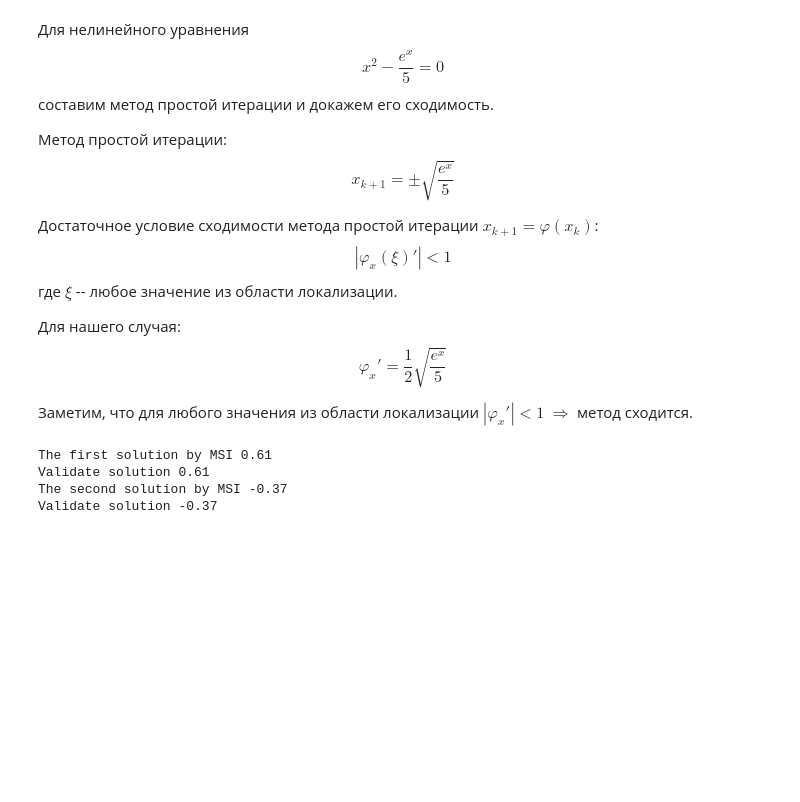
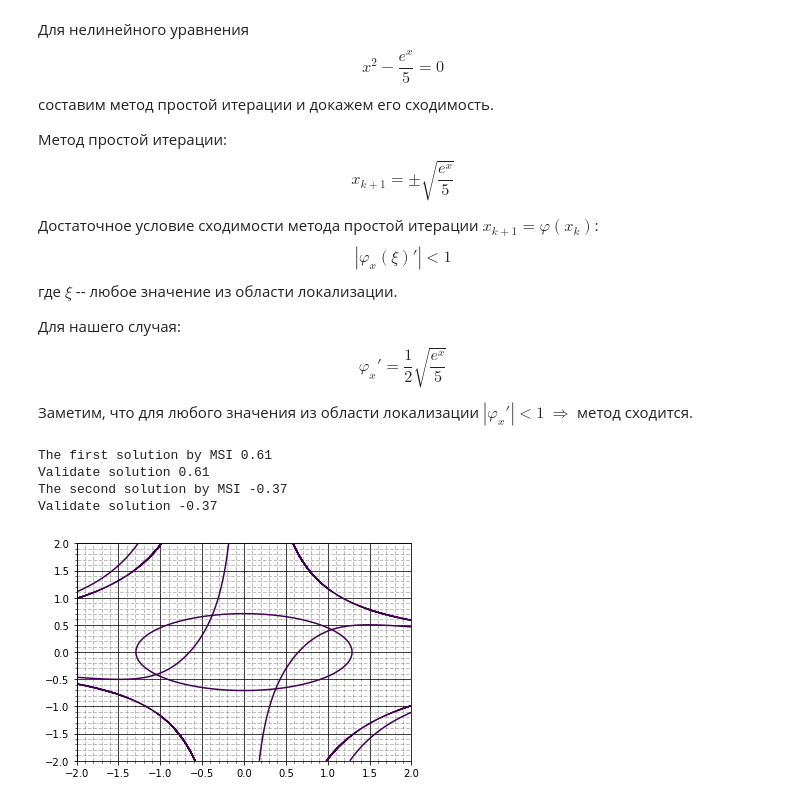
Before and after one commit to pavel-collab/comp-math, a Jupyter notebook: lab03/lab02.ipynb, the cells around one changed output. Cells and saved outputs as stored; diff of their text form; code cells hidden in the pictures; blank space fills up the shorter version.

```diff
--- a/lab03/lab02.ipynb
+++ b/lab03/lab02.ipynb
@@ -66,3 +66,20 @@ The first solution by MSI 0.61
 Validate solution 0.61
 The second solution by MSI -0.37
 Validate solution -0.37
+# %%
+F = {}
+F['f1'] = lambda x, y : np.tan(x*y + 0.4) - x**2
+F['f2'] = lambda x, y : 0.6 * x**2 + 2 * y**2 - 1
+# %%
+xrange = np.linspace(-2, 2, 10000)
+yrange = np.linspace(-2, 2, 10000)
+X, Y = np.meshgrid(xrange, yrange)
+f1 = F['f1'](X,Y)
+f2 = F['f2'](X, Y)
+plt.contour(X, Y, f1, [0])
+plt.contour(X, Y, f2, [0])
+plt.minorticks_on()
+plt.grid(which = 'major', color = 'black', linewidth = 1, linestyle = '-', alpha = 0.75)
+plt.grid(which = 'minor', color = 'grey', linewidth = 1, linestyle = '--', alpha = 0.5)
+# %% [output]
+[figure, added]
```
Also changed, not shown: parts of 3 cells of this notebook.
